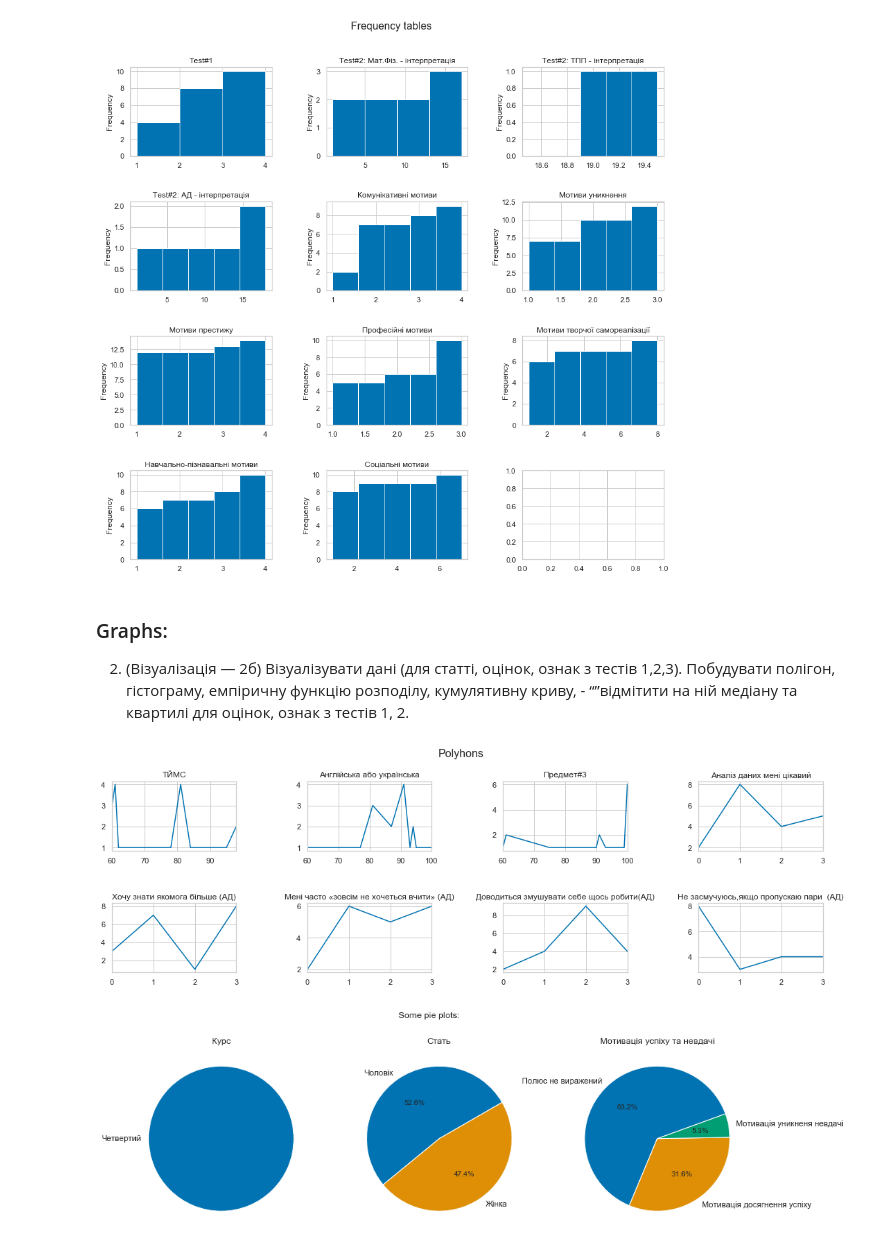
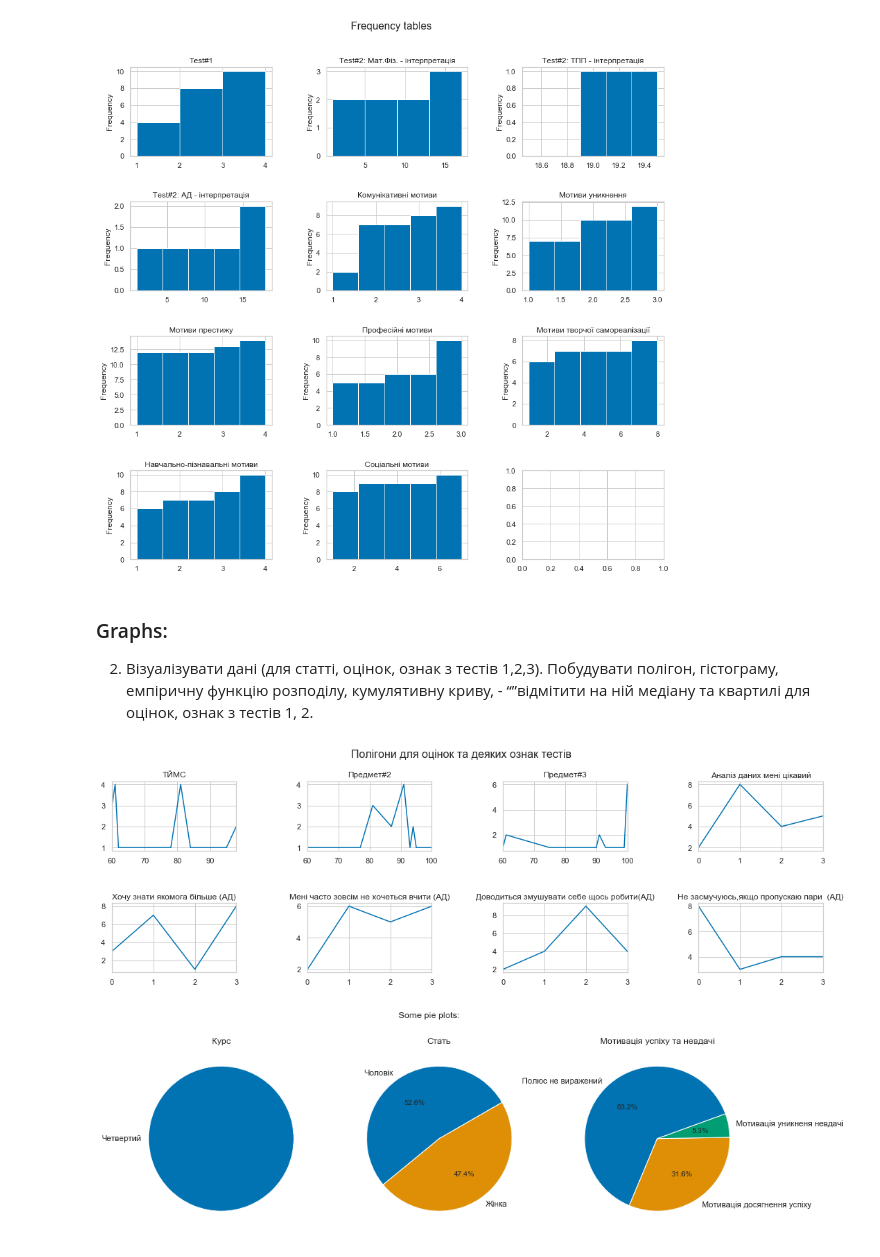
Before and after one commit to EddieKro/Data-Analysis, a Jupyter notebook: projects/poll/PM4_EDA.ipynb, the cells around one changed output. Cells and saved outputs as stored; diff of their text form; code cells hidden in the pictures.

```diff
--- a/projects/poll/PM4_EDA.ipynb
+++ b/projects/poll/PM4_EDA.ipynb
@@ -148,37 +148,37 @@ fig.subplots_adjust(top=0.9)
 [figure]
 # %% [markdown]
 ### Graphs:
-2. (Візуалізація — 2б) Візуалізувати дані (для статті, оцінок, ознак з тестів 1,2,3). Побудувати полігон, гістограму, емпіричну функцію розподілу, кумулятивну криву,  - “”відмітити на ній медіану та квартилі для оцінок, ознак з тестів 1, 2.
+2. Візуалізувати дані (для статті, оцінок, ознак з тестів 1,2,3). Побудувати полігон, гістограму, емпіричну функцію розподілу, кумулятивну криву,  - “”відмітити на ній медіану та квартилі для оцінок, ознак з тестів 1, 2.
 # %%
-columns = ['ТЙМС','Англійська або українська','Оцінка з цього предмету:','#1. Вивчення цього предмета дає мені можливість дізнатися чимало важливого для себе, проявити свої здібності. [Аналіз даних]',
+data.rename(columns={'Англійська або українська':'Предмет#2','Оцінка з цього предмету:':'Предмет#3'},inplace=True)
+columns = ['ТЙМС','Предмет#2','Предмет#3','#1. Вивчення цього предмета дає мені можливість дізнатися чимало важливого для себе, проявити свої здібності. [Аналіз даних]',
            '#2. Предмет, що вивчається, мені цікавий, і я хочу знати якомога більше. [Аналіз даних]',
                '#9. На заняттях з цього предмета у мене часто буває такий стан, коли «зовсім не хочеться вчитися». [Аналіз даних]',
                '#18. Цей предмет дається мені важко, доводиться змушувати себе виконувати учбові завдання. [Аналіз даних]',
                '#19. Якщо через хворобу ( або з інших причин) я пропускаю пари з цього предмета, то мене це засмучує. [Аналіз даних]'
           ]
 titles_dict = {
-    'Оцінка з цього предмету:':'Предмет#3',
     '#1. Вивчення цього предмета дає мені можливість дізнатися чимало важливого для себе, проявити свої здібності. [Аналіз даних]':'Аналіз даних мені цікавий',
     '#2. Предмет, що вивчається, мені цікавий, і я хочу знати якомога більше. [Аналіз даних]':'Хочу знати якомога більше (АД)',
-    '#9. На заняттях з цього предмета у мене часто буває такий стан, коли «зовсім не хочеться вчитися». [Аналіз даних]':'Мені часто «зовсім не хочеться вчити» (АД)',
+    '#9. На заняттях з цього предмета у мене часто буває такий стан, коли «зовсім не хочеться вчитися». [Аналіз даних]':'Мені часто зовсім не хочеться вчити (АД)',
     '#18. Цей предмет дається мені важко, доводиться змушувати себе виконувати учбові завдання. [Аналіз даних]':'Доводиться змушувати себе щось робити(АД)',
     '#19. Якщо через хворобу ( або з інших причин) я пропускаю пари з цього предмета, то мене це засмучує. [Аналіз даних]':'Не засмучуюсь,якщо пропускаю пари  (АД)'
 
 }
 
 fig,axs = plt.subplots(2,4,figsize=(15,5))
 fig.tight_layout(h_pad=6, w_pad=7)
-fig.suptitle('Polyhons',fontsize=16)
+fig.suptitle('Полігони для оцінок та деяких ознак тестів',fontsize=16)
 fig.subplots_adjust(top=0.85)
 
 for i,col in enumerate(columns):
     if col in titles_dict:
         title = titles_dict[col]
     else:
         title = col
     data[col].value_counts().sort_index().plot(ax=axs[i//4,i%4],title=title)
 # %% [output]
-[figure, old version]
+[figure, new version]
 # %%
 def correct_labels(i):
     for j in range(3):
```
Also changed, not shown: parts of 5 cells of this notebook.
